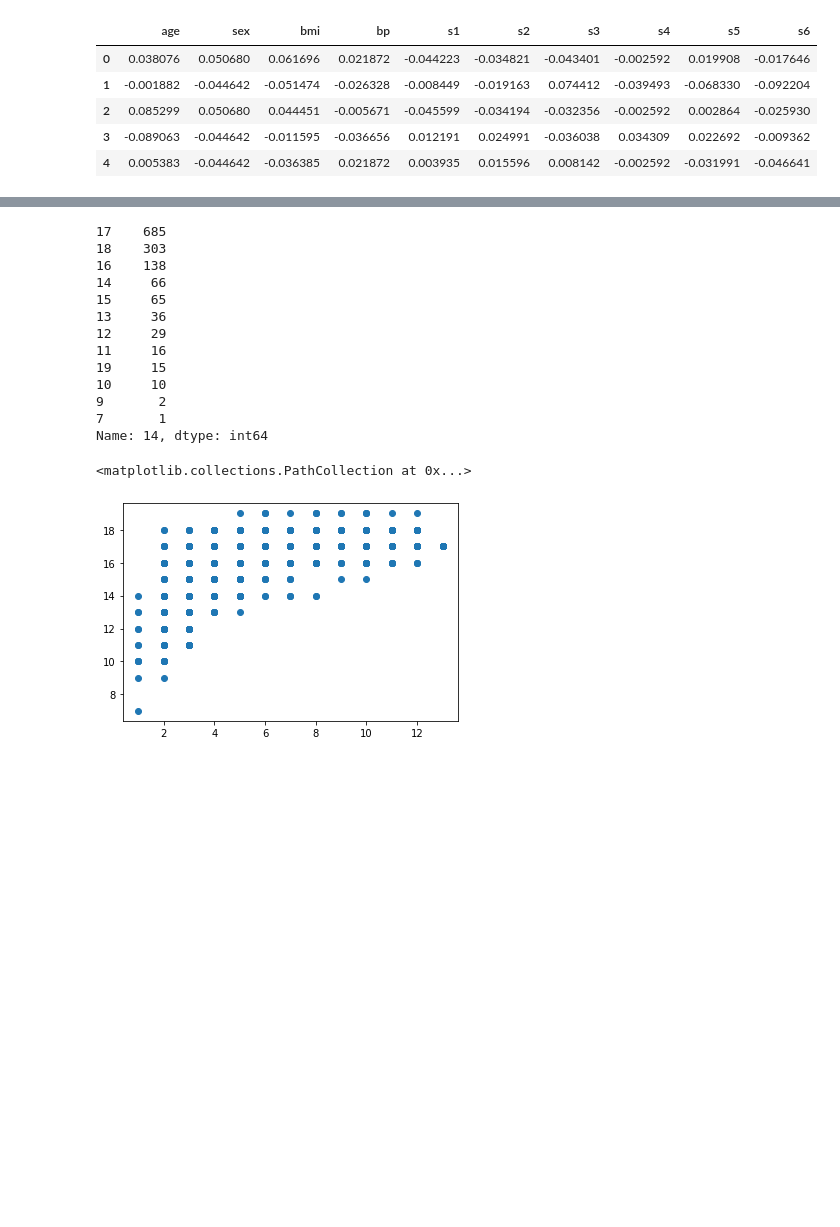
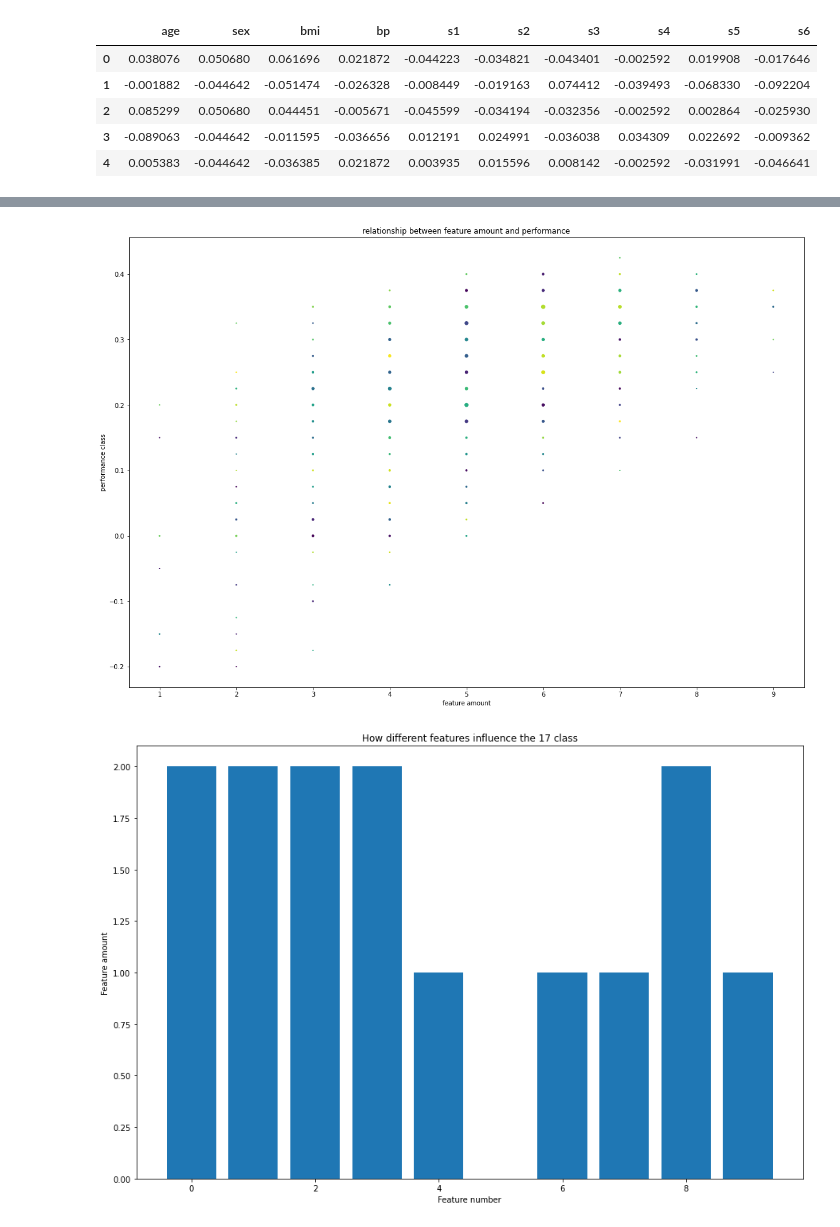
Before and after one commit to zhaopeng-lee/FeatureSelectionProject, a Jupyter notebook: Experiment_on_feature_amount.ipynb, the cells around one changed output, grey strips where cells are left out. Drawn from its saved outputs; the diff is of its cells as text; code cells hidden in the pictures; blank space fills up the shorter version.

```diff
--- a/Experiment_on_feature_amount.ipynb
+++ b/Experiment_on_feature_amount.ipynb
@@ -96,21 +93,2 @@ X_feaset_wine, y_feaset_wine = lee.PerformanceHandler.Sampling_randomd_featurese
-# %%
-y_feaset_wine.value_counts()
-# %% [output]
-17    685
-18    303
-16    138
-14     66
-15     65
-13     36
-12     29
-11     16
-19     15
-10     10
-9       2
-7       1
-Name: 14, dtype: int64
-# %%
-plt.scatter(lee.PerformanceHandler.Sum_feature_amount(X_feaset_wine),y_feaset_wine)
-# %% [output]
-<matplotlib.collections.PathCollection at 0x...>
-[figure, removed]
+# %%
+Diabetes =  ex.PerformanceHandler(X,y)
@@ -116,0 +97,5 @@ plt.scatter(lee.PerformanceHandler.Sum_feature_amount(X_feaset_wine),y_feaset_wi
+# %%
+Diabetes.Report()
+# %% [output]
+[figure, added]
+[figure, added]
```
Also changed, not shown: parts of 34 cells of this notebook.
